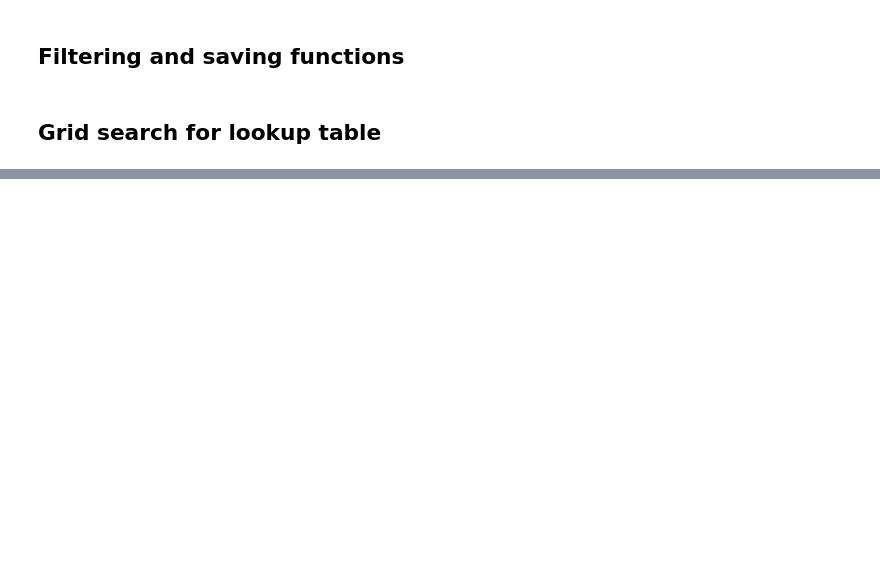
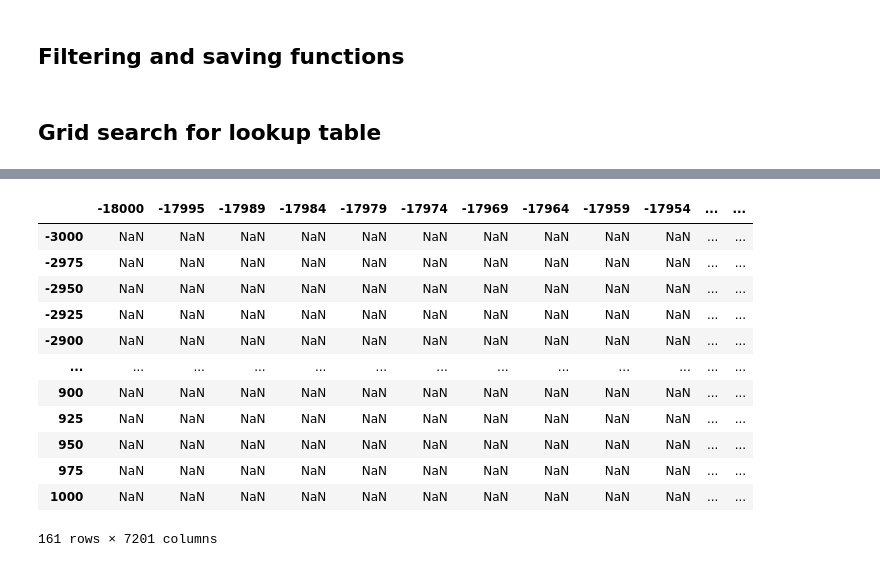
Before and after one commit to CalTransProject/3D-Vehicle-Detection-PointPillars, a Jupyter notebook: scripts/filter_bg_arcs.ipynb, the cells around one changed output, grey strips where cells are left out. Drawn from its saved outputs; the diff is of its cells as text; code cells hidden in the pictures; blank space fills up the shorter version.

```diff
--- a/scripts/filter_bg_arcs.ipynb
+++ b/scripts/filter_bg_arcs.ipynb
@@ -278,26 +354,26 @@ def filter_frames(source_dir, save_dir, background_lookup_table, subset_size=1):
 ## Grid search for lookup table
 # %%
 # Grid search parameters to find best lookup table
+# parameters = {
+#     'cutoff_base': ['average', 'first_quartile', 'median', 'third_quartile', 'maximum'],
+#     'adjustment_direction': ['add', 'subtract'],
+#     'adjustment_parameter': ['constant', 'standard_deviation'],
+#     'adjustment_factor': [0, 0.5, 1, 1.5, 2]
+# }
+
 parameters = {
-    'cutoff_base': ['average', 'second_quartile', 'median', 'third_quartile', 'maximum'],
+    'cutoff_base': ['average', 'median', 'third_quartile', 'maximum'],
     'adjustment_direction': ['add', 'subtract'],
-    'adjustment_parameter': ['constant', 'standard_deviation'],
+    'adjustment_parameter': ['standard_deviation'],
     'adjustment_factor': [0, 0.5, 1, 1.5, 2]
 }
 
 parameters = {
-    'cutoff_base': ['average', 'maximum'],
-    'adjustment_direction': ['subtract'],
+    'cutoff_base': ['average', 'median', 'third_quartile', 'maximum'],
+    'adjustment_direction': ['add', 'subtract'],
     'adjustment_parameter': ['standard_deviation'],
-    'adjustment_factor': [0, 0.5]
+    'adjustment_factor': [0, 0.5, 1, 1.5, 2]
 }
-
-parameters = {
-    'cutoff_base': ['maximum'],
-    'adjustment_direction': ['subtract'],
-    'adjustment_parameter': ['standard_deviation'],
-    'adjustment_factor': [0]
-}
 # %%
 # Generate all combinations of parameters
 all_combinations = list(itertools.product(
@@ -330,11 +419,13 @@ def delete_contents(folder_path):
             print(f"Failed to delete {file_path}. Reason: {e}")
 # %%
 def get_best_params(grid_search_results):
-    highest_labels_points_retained = 0
+    high_score = 0
     best_key = ''
     for param_combo_key in grid_search_results:
-        if grid_search_results[param_combo_key]['results']['avg_frame_label_pts'] > highest_labels_points_retained:
-            highest_labels_points_retained = grid_search_results[param_combo_key]['results']['avg_frame_label_pts']
+        score = 2.5 * grid_search_results[param_combo_key]['results']['percent_retained_label_points'] - \
+                                        grid_search_results[param_combo_key]['results']['percent_retained_non_label_points']
+        if score > high_score:
+            high_score = score
             best_key = param_combo_key
     return grid_search_results[best_key]['parameters'], best_key
 # %%
@@ -361,14 +455,17 @@ def find_best_lookup_table():
                                                    adjustment_factor=params[3])
         # Empty temp file
         delete_contents('temp_lidar')
-        delete_contents('temp_labels')
+        # delete_contents('temp_labels')
         time.sleep(3)
         # Filter subset of data
-        filter_frames(lidar_dir, temp_lidar_dir, lookup_table, subset_size=.005)
+        filter_frames(lidar_dir, temp_lidar_dir, lookup_table, subset_size=.01)
         # Evaluate filtered data
         print('\nEvaluating results ')
-        results = evaluate_filter(temp_lidar_dir, label_dir, lidar_dir, 'arcs_filtered')
-        print('\n' + str(results) + '\n')
+        results = evaluate_filter(temp_lidar_dir, label_dir, 'arcs_filtered')
+        print()
+        for key in results:
+            print(key + ': ' + str(results[key]))
+        print()
 
         # Create parameter combination key
         param_combo_key = params[0][0] + params[0][1] + '_' + params[1][0] + '_' + params[2][0] + '_' + str(params[3])
@@ -418,0 +500,16 @@ print(grid_search_results)
+# %%
+background_distance_lookup_table
+# %% [output]
+|  | -18000 | -17995 | -17989 | -17984 | -17979 | -17974 | -17969 | -17964 | -17959 | -17954 | ... | ... |
+| -3000 | NaN | NaN | NaN | NaN | NaN | NaN | NaN | NaN | NaN | NaN | ... | ... |
+| -2975 | NaN | NaN | NaN | NaN | NaN | NaN | NaN | NaN | NaN | NaN | ... | ... |
+| -2950 | NaN | NaN | NaN | NaN | NaN | NaN | NaN | NaN | NaN | NaN | ... | ... |
+| -2925 | NaN | NaN | NaN | NaN | NaN | NaN | NaN | NaN | NaN | NaN | ... | ... |
+| -2900 | NaN | NaN | NaN | NaN | NaN | NaN | NaN | NaN | NaN | NaN | ... | ... |
+| ... | ... | ... | ... | ... | ... | ... | ... | ... | ... | ... | ... | ... |
+| 900 | NaN | NaN | NaN | NaN | NaN | NaN | NaN | NaN | NaN | NaN | ... | ... |
+| 925 | NaN | NaN | NaN | NaN | NaN | NaN | NaN | NaN | NaN | NaN | ... | ... |
+| 950 | NaN | NaN | NaN | NaN | NaN | NaN | NaN | NaN | NaN | NaN | ... | ... |
+| 975 | NaN | NaN | NaN | NaN | NaN | NaN | NaN | NaN | NaN | NaN | ... | ... |
+| 1000 | NaN | NaN | NaN | NaN | NaN | NaN | NaN | NaN | NaN | NaN | ... | ... |
+161 rows × 7201 columns
```
Also changed, not shown: parts of 24 cells of this notebook, 10 other files.
